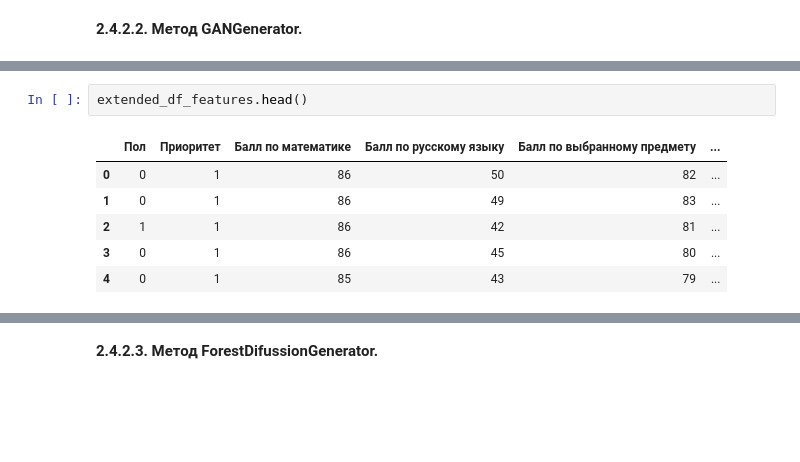
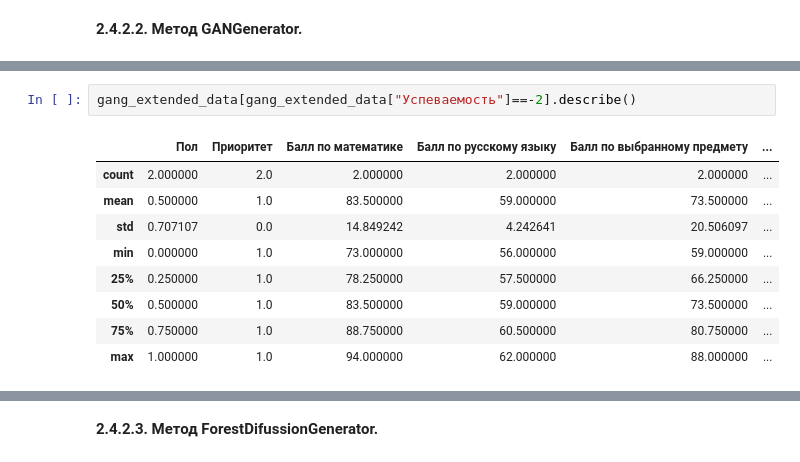
Before and after one commit to ashira09/application-of-neural-networks-to-predict-student-performance, a Jupyter notebook: nn.ipynb, the cells around one changed output, grey strips where cells are left out. Saved outputs shown, nothing was run; the diff lists cells and outputs as text; blank space fills up the shorter version.

```diff
--- a/nn.ipynb
+++ b/nn.ipynb
@@ -544,10 +636,13 @@ WARNING:root:patience param is not set for GAN params, so setting it to default
 # %%
-extended_df_features.head()
+gang_extended_data[gang_extended_data["Успеваемость"]==-2].describe()
 # %% [output]
 |  | Пол | Приоритет | Балл по математике | Балл по русскому языку | Балл по выбранному предмету | ... |
-| 0 | 0 | 1 | 86 | 50 | 82 | ... |
-| 1 | 0 | 1 | 86 | 49 | 83 | ... |
-| 2 | 1 | 1 | 86 | 42 | 81 | ... |
-| 3 | 0 | 1 | 86 | 45 | 80 | ... |
-| 4 | 0 | 1 | 85 | 43 | 79 | ... |
+| count | 2.000000 | 2.0 | 2.000000 | 2.000000 | 2.000000 | ... |
+| mean | 0.500000 | 1.0 | 83.500000 | 59.000000 | 73.500000 | ... |
+| std | 0.707107 | 0.0 | 14.849242 | 4.242641 | 20.506097 | ... |
+| min | 0.000000 | 1.0 | 73.000000 | 56.000000 | 59.000000 | ... |
+| 25% | 0.250000 | 1.0 | 78.250000 | 57.500000 | 66.250000 | ... |
+| 50% | 0.500000 | 1.0 | 83.500000 | 59.000000 | 73.500000 | ... |
+| 75% | 0.750000 | 1.0 | 88.750000 | 60.500000 | 80.750000 | ... |
+| max | 1.000000 | 1.0 | 94.000000 | 62.000000 | 88.000000 | ... |
 # %%
```
Also changed, not shown: parts of 77 cells of this notebook.
